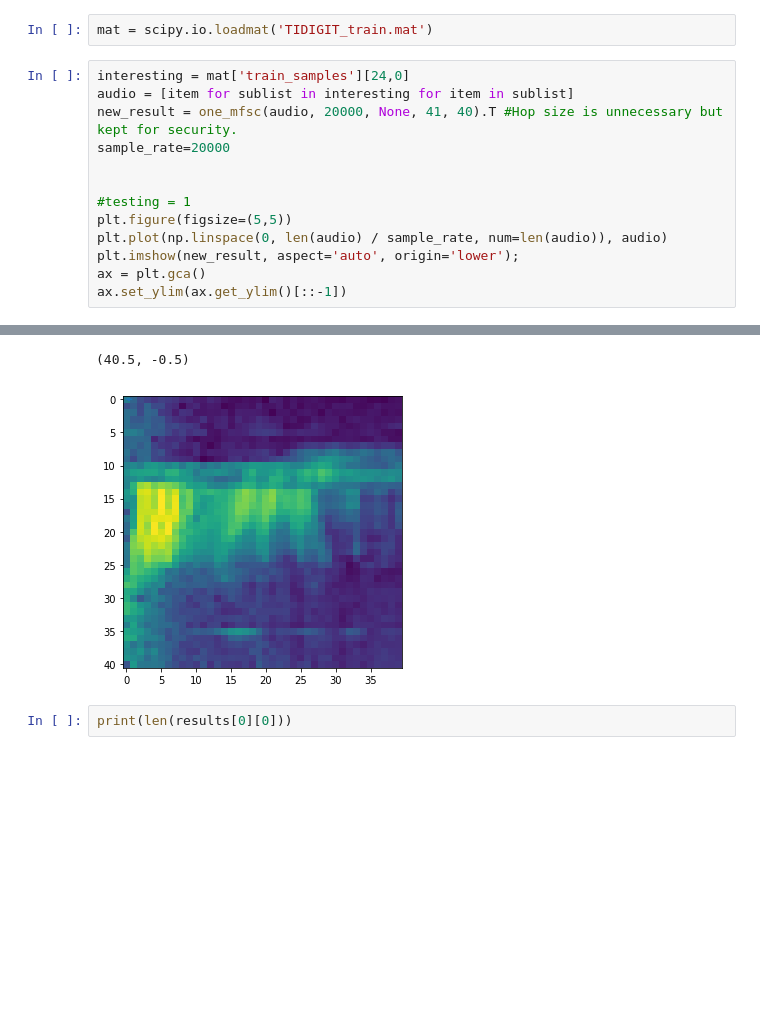
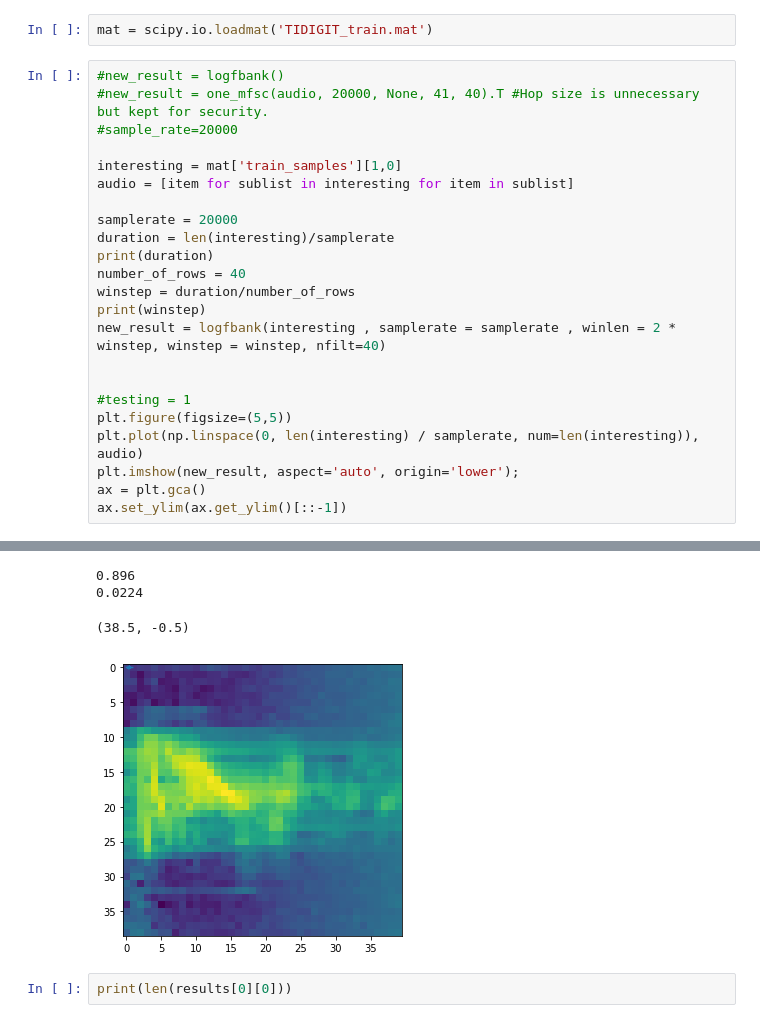
Before and after one commit to verrannt/snn_speechrec, a Jupyter notebook: Testing_project.ipynb, the cells around one changed output, grey strips where cells are left out. Drawn from its saved outputs; the diff is of its cells as text; blank space fills up the shorter version.

Commit message:
Added the mfsc library

```diff
--- a/Testing_project.ipynb
+++ b/Testing_project.ipynb
@@ -338,15 +150,25 @@ results = convert_tidigit('TIDIGIT_train.mat', 20000, 20, 41, 40)
 # %%
 mat = scipy.io.loadmat('TIDIGIT_train.mat')
 # %%
-interesting = mat['train_samples'][24,0]
+#new_result = logfbank()
+#new_result = one_mfsc(audio, 20000, None, 41, 40).T #Hop size is unnecessary but kept for security.
+#sample_rate=20000
+
+interesting = mat['train_samples'][1,0]
 audio = [item for sublist in interesting for item in sublist]
-new_result = one_mfsc(audio, 20000, None, 41, 40).T #Hop size is unnecessary but kept for security.
-sample_rate=20000
+
+samplerate = 20000
+duration = len(interesting)/samplerate
+print(duration)
+number_of_rows = 40
+winstep = duration/number_of_rows
+print(winstep)
+new_result = logfbank(interesting , samplerate = samplerate , winlen = 2 * winstep, winstep = winstep, nfilt=40)
 
 
 #testing = 1
 plt.figure(figsize=(5,5))
-plt.plot(np.linspace(0, len(audio) / sample_rate, num=len(audio)), audio)
+plt.plot(np.linspace(0, len(interesting) / samplerate, num=len(interesting)), audio)
 plt.imshow(new_result, aspect='auto', origin='lower');
 ax = plt.gca()
 ax.set_ylim(ax.get_ylim()[::-1])
@@ -356,5 +177,7 @@ ax.set_ylim(ax.get_ylim()[::-1])
-(40.5, -0.5)
+0.896
+0.0224
+(38.5, -0.5)
-[figure, old version]
+[figure, new version]
 # %%
 print(len(results[0][0]))
 # %% [output]
```
Also changed, not shown: parts of 5 cells of this notebook.
